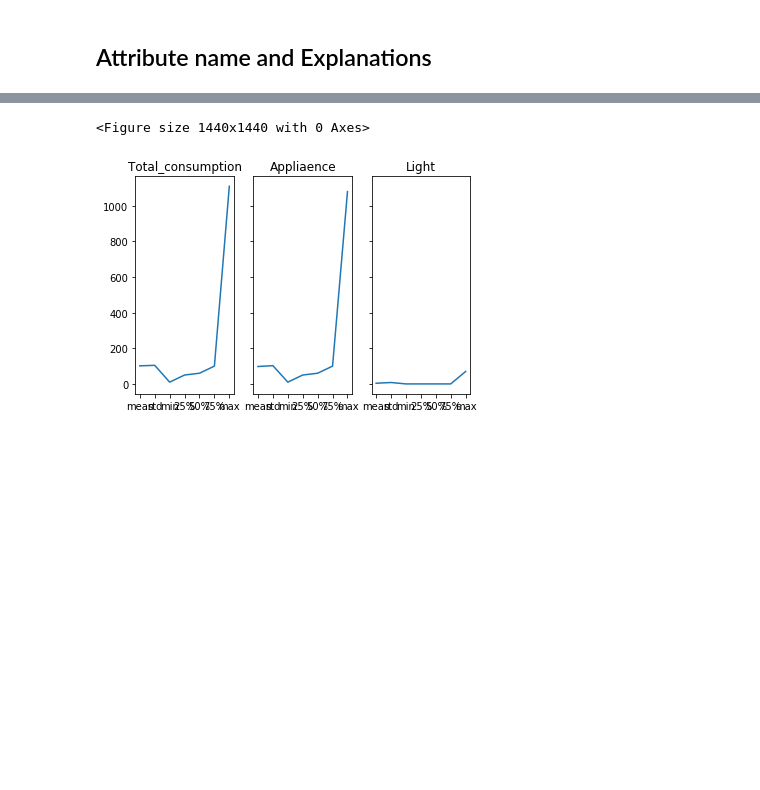
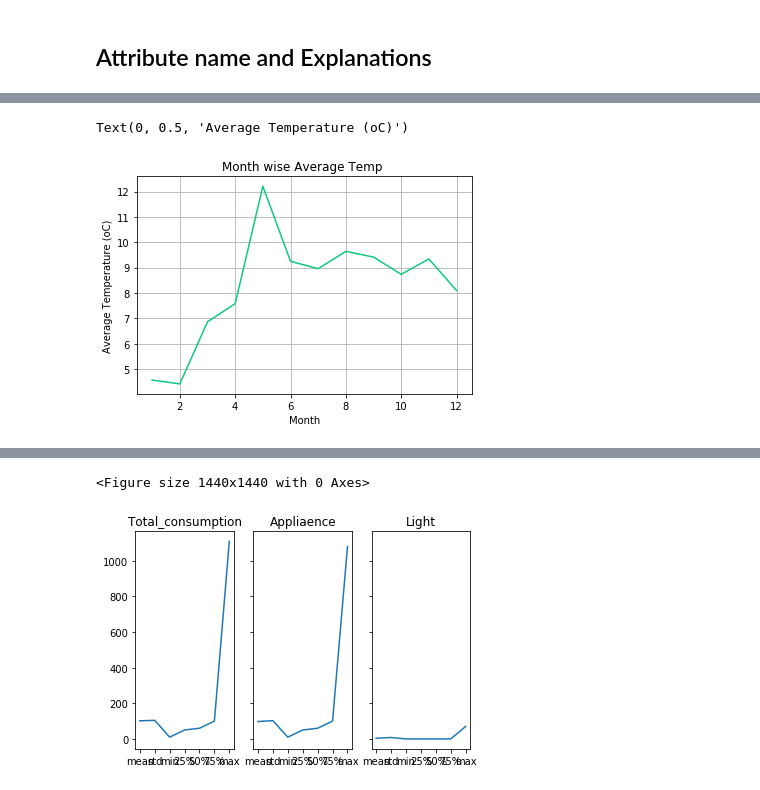
Before and after one commit to khaled9910070/ML_Assignment2, a Jupyter notebook: energyprice.ipynb, the cells around one changed output, grey strips where cells are left out. Cells and saved outputs as stored; diff of their text form; code cells hidden in the pictures; blank space fills up the shorter version.

```diff
--- a/energyprice.ipynb
+++ b/energyprice.ipynb
@@ -119,0 +164,9 @@ df.head()
+# %%
+plt.plot(y,color="#0cc97d")
+plt.title('Month wise Average Temp ')
+plt.grid()
+plt.xlabel('Month')
+plt.ylabel("Average Temperature (oC)")
+# %% [output]
+Text(0, 0.5, 'Average Temperature (oC)')
+[figure, added]
```
Also changed, not shown: parts of 63 cells of this notebook.
